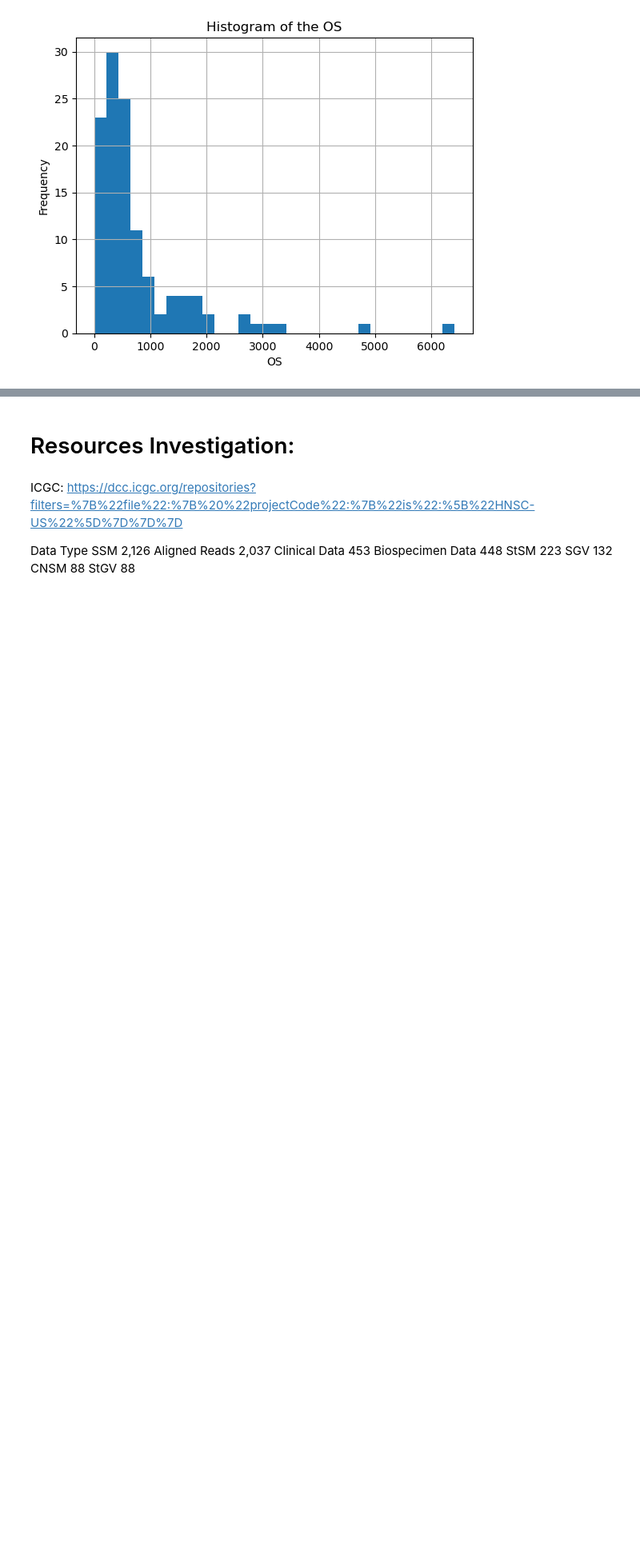
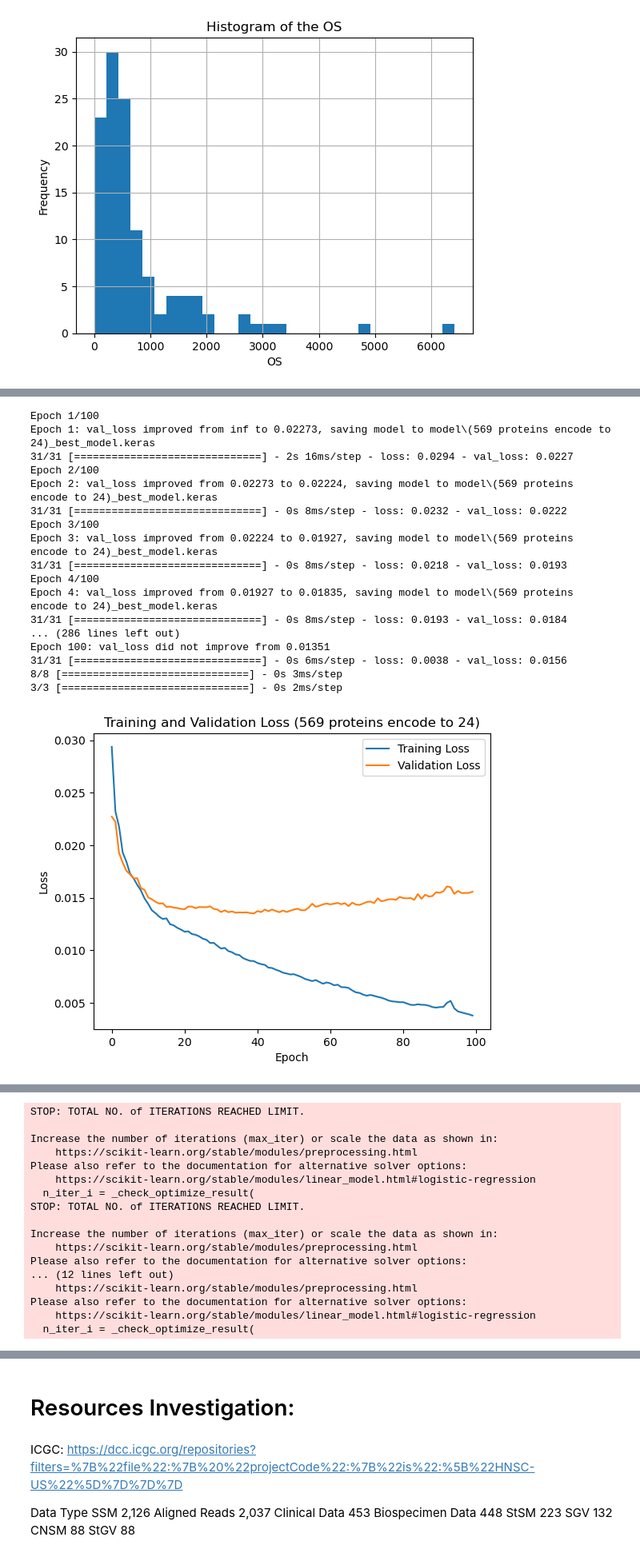
Before and after one commit to smgjch/HSAE, a Jupyter notebook: HSAE_Validation.ipynb, the cells around one changed output, grey strips where cells are left out. Shown at 80% size. Cells and saved outputs as stored; diff of their text form; code cells hidden in the pictures; blank space fills up the shorter version.

```diff
--- a/HSAE_Validation.ipynb
+++ b/HSAE_Validation.ipynb
@@ -313,0 +498,26 @@ class AE():
+# %%
+WAE_inputation_24d = Wider_AE(X_train=X_train,X_test=X_test,y_train=y_train,y_test=y_test,bottleneck = 24,type = "(569 proteins encode to 24)")
+WAE_inputation_24d.train()
+WAE_inputation_24d.plot()
+WAE_inputation_24d.do_PCA(2)
+WAE_inputation_24d.do_PCA(3)
+WAE_inputation_24d.cross_validation_model_selection()
+# %% [output]
+Epoch 1/100
+Epoch 1: val_loss improved from inf to 0.02273, saving model to model\(569 proteins encode to 24)_best_model.keras
+31/31 [==============================] - 2s 16ms/step - loss: 0.0294 - val_loss: 0.0227
+Epoch 2/100
+Epoch 2: val_loss improved from 0.02273 to 0.02224, saving model to model\(569 proteins encode to 24)_best_model.keras
+31/31 [==============================] - 0s 8ms/step - loss: 0.0232 - val_loss: 0.0222
+Epoch 3/100
+Epoch 3: val_loss improved from 0.02224 to 0.01927, saving model to model\(569 proteins encode to 24)_best_model.keras
+31/31 [==============================] - 0s 8ms/step - loss: 0.0218 - val_loss: 0.0193
+Epoch 4/100
+Epoch 4: val_loss improved from 0.01927 to 0.01835, saving model to model\(569 proteins encode to 24)_best_model.keras
+31/31 [==============================] - 0s 8ms/step - loss: 0.0193 - val_loss: 0.0184
+... (286 lines left out)
+Epoch 100: val_loss did not improve from 0.01351
+31/31 [==============================] - 0s 6ms/step - loss: 0.0038 - val_loss: 0.0156
+8/8 [==============================] - 0s 3ms/step
+3/3 [==============================] - 0s 2ms/step
+[figure, added]
@@ -313,0 +526,17 @@ class AE():
+STOP: TOTAL NO. of ITERATIONS REACHED LIMIT.
+
+Increase the number of iterations (max_iter) or scale the data as shown in:
+    https://scikit-learn.org/stable/modules/preprocessing.html
+Please also refer to the documentation for alternative solver options:
+    https://scikit-learn.org/stable/modules/linear_model.html#logistic-regression
+  n_iter_i = _check_optimize_result(
+STOP: TOTAL NO. of ITERATIONS REACHED LIMIT.
+
+Increase the number of iterations (max_iter) or scale the data as shown in:
+    https://scikit-learn.org/stable/modules/preprocessing.html
+Please also refer to the documentation for alternative solver options:
+... (12 lines left out)
+    https://scikit-learn.org/stable/modules/preprocessing.html
+Please also refer to the documentation for alternative solver options:
+    https://scikit-learn.org/stable/modules/linear_model.html#logistic-regression
+  n_iter_i = _check_optimize_result(
```
Also changed, not shown: parts of 18 cells of this notebook.
